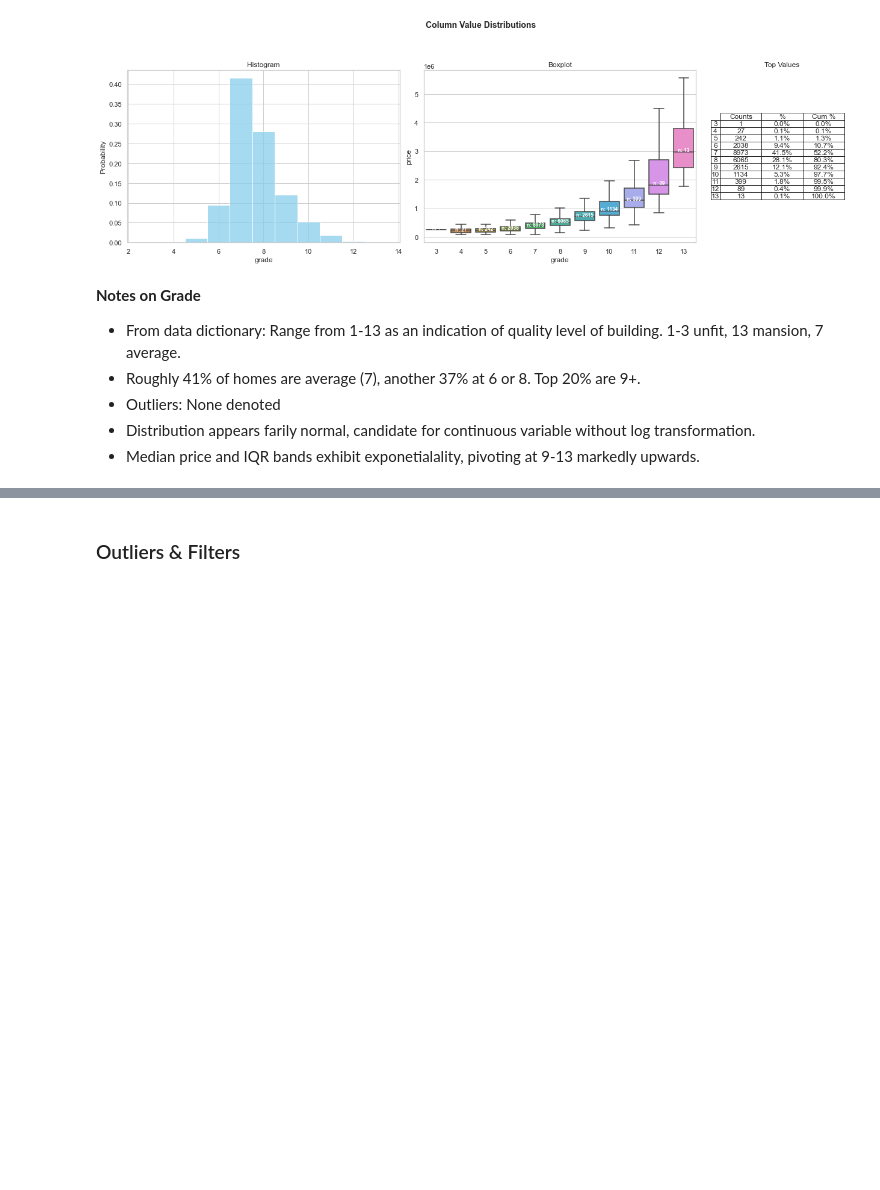
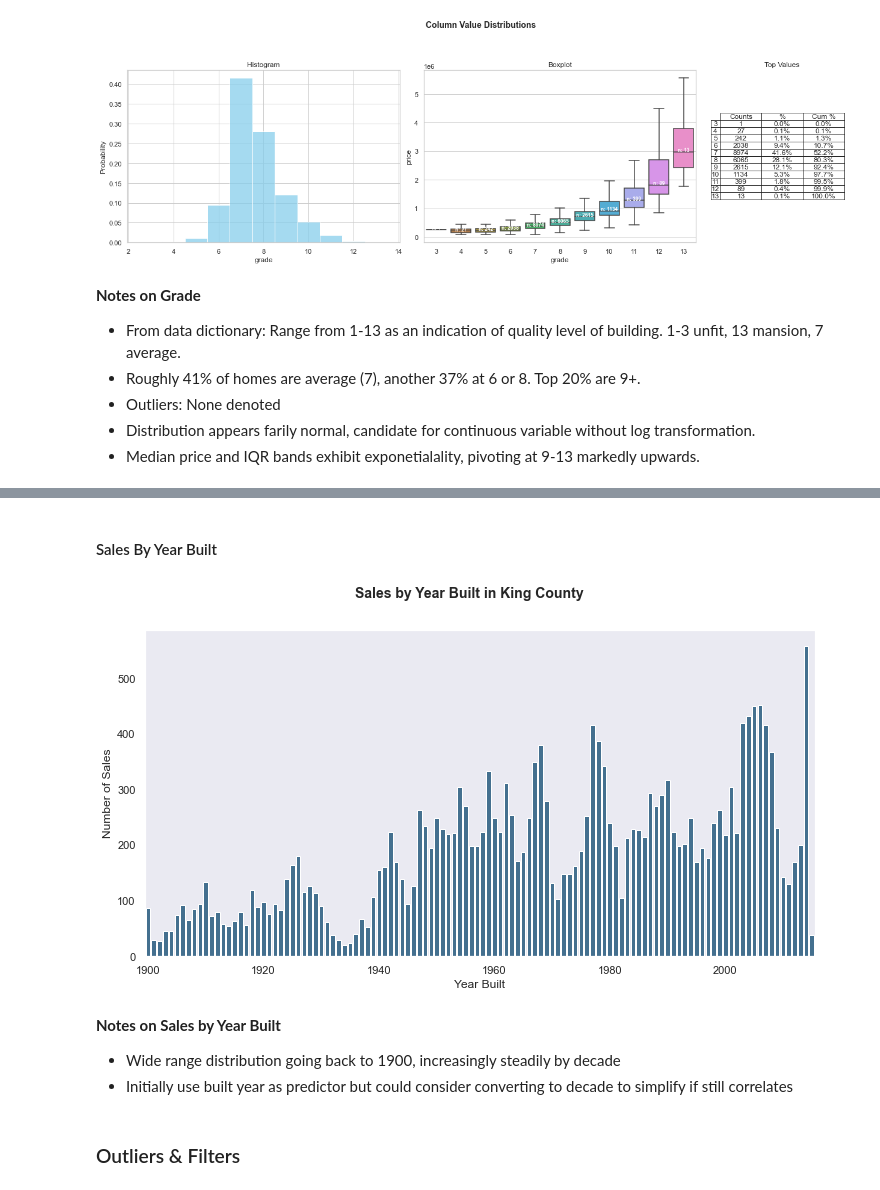
Before and after one commit to cutterback/p02-home-sales-predictive-project, a Jupyter notebook: Home-Sales-Predictive-Model.ipynb, the cells around one changed output, grey strips where cells are left out. Drawn from its saved outputs; the diff is of its cells as text; code cells hidden in the pictures; blank space fills up the shorter version.

Commit message:
Includes data cleaning and correlations

```diff
--- a/Home-Sales-Predictive-Model.ipynb
+++ b/Home-Sales-Predictive-Model.ipynb
@@ -295,3 +346,24 @@ Top 10 Counts By Grade
+# %% [markdown]
+#### Sales By Year Built
+# %%
+# Plot number of sales by month for King County home sales data
+df_grp = kc.groupby(['yr_built'])['sales_cnt'].sum().reset_index()
+
+# Create barplot with average line
+f, ax = plt.subplots(1, 1, figsize=(12, 6))
+f.suptitle('Sales by Year Built in King County', fontsize=14, fontweight ='bold')
+sns.set_style("dark")
+ax = sns.barplot(data=df_grp, x='yr_built', y='sales_cnt', color='tab:blue', saturation=.5)
+ax.set_xlabel('Year Built', fontsize=12)
+ax.set_ylabel('Number of Sales', fontsize=12)
+ax.xaxis.set_major_locator(ticker.AutoLocator())
+plt.show()
+# %% [output]
+[figure, added]
+# %% [markdown]
+**Notes on Sales by Year Built**
+- Wide range distribution going back to 1900, increasingly steadily by decade
+- Initially use built year as predictor but could consider converting to decade to simplify if still correlates
 # %% [markdown]
 ### Outliers & Filters
 # %%
```
Also changed, not shown: parts of 35 cells of this notebook.
